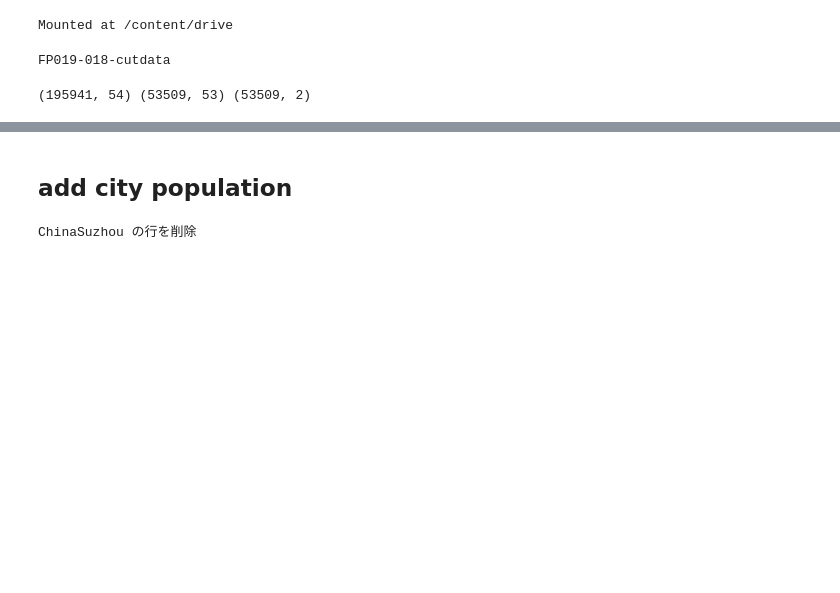
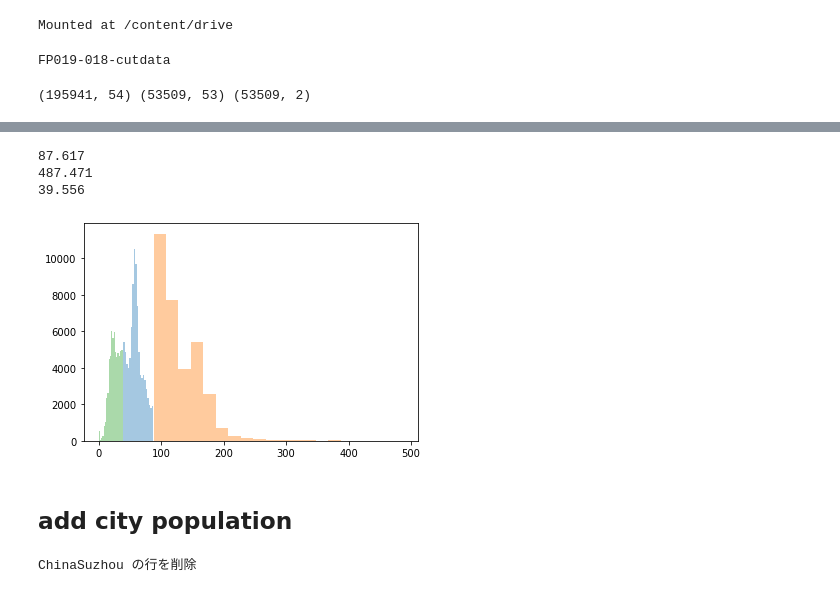
Before and after one commit to seven320/air_pollutants, a Jupyter notebook: FP019_018_cutdata.ipynb, the cells around one changed output, grey strips where cells are left out. Drawn from its saved outputs; the diff is of its cells as text; code cells hidden in the pictures; blank space fills up the shorter version.

```diff
--- a/FP019_018_cutdata.ipynb
+++ b/FP019_018_cutdata.ipynb
@@ -141,0 +180,13 @@ print(train_df.shape, test_df.shape, sample_df.shape)
+# %%
+gmm = mixture.GaussianMixture(n_components=3, covariance_type = "full")
+z_gmm = gmm.fit(X_norm)
+
+X_class = z_gmm.predict(X_norm)
+for i in range(3):
+    plt.hist(X[X_class ==i]["pm25_mid"], bins = 20, alpha = 0.4)
+    print(max(X[X_class==i]["pm25_mid"]))
+# %% [output]
+87.617
+487.471
+39.556
+[figure, added]
```
Also changed, not shown: parts of 47 cells of this notebook.
